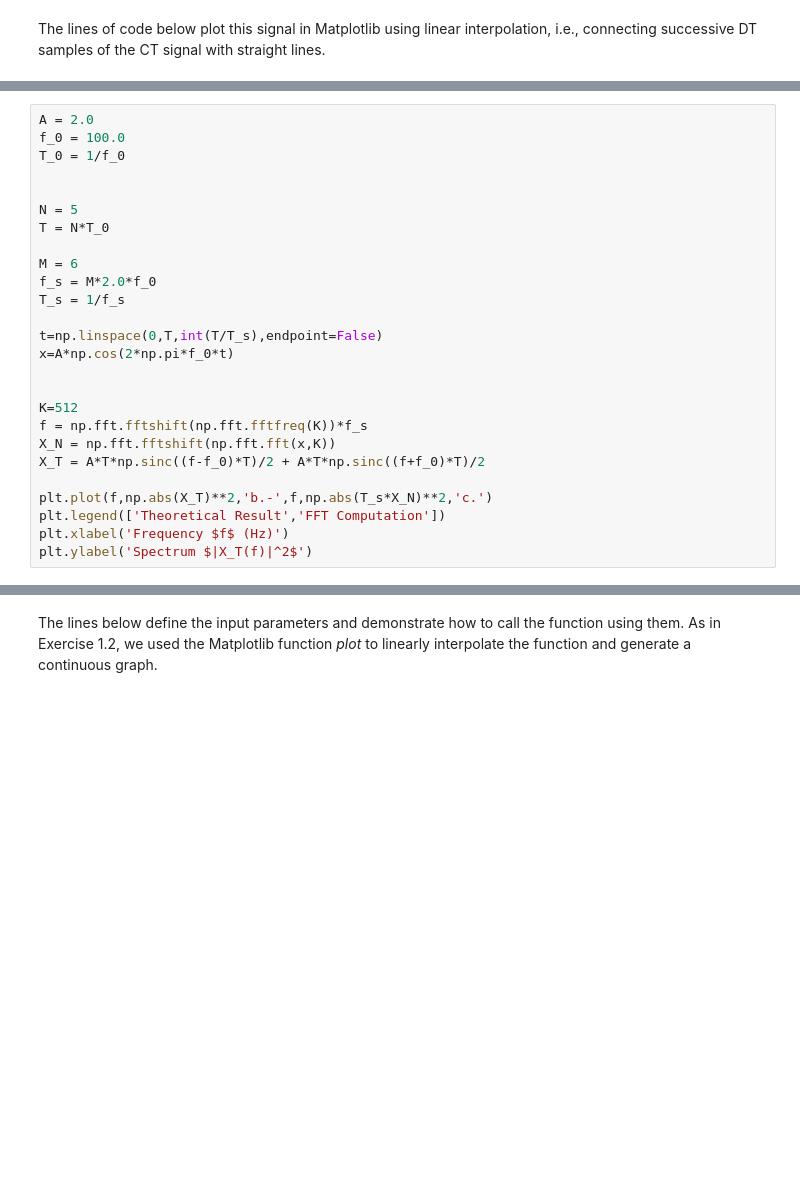
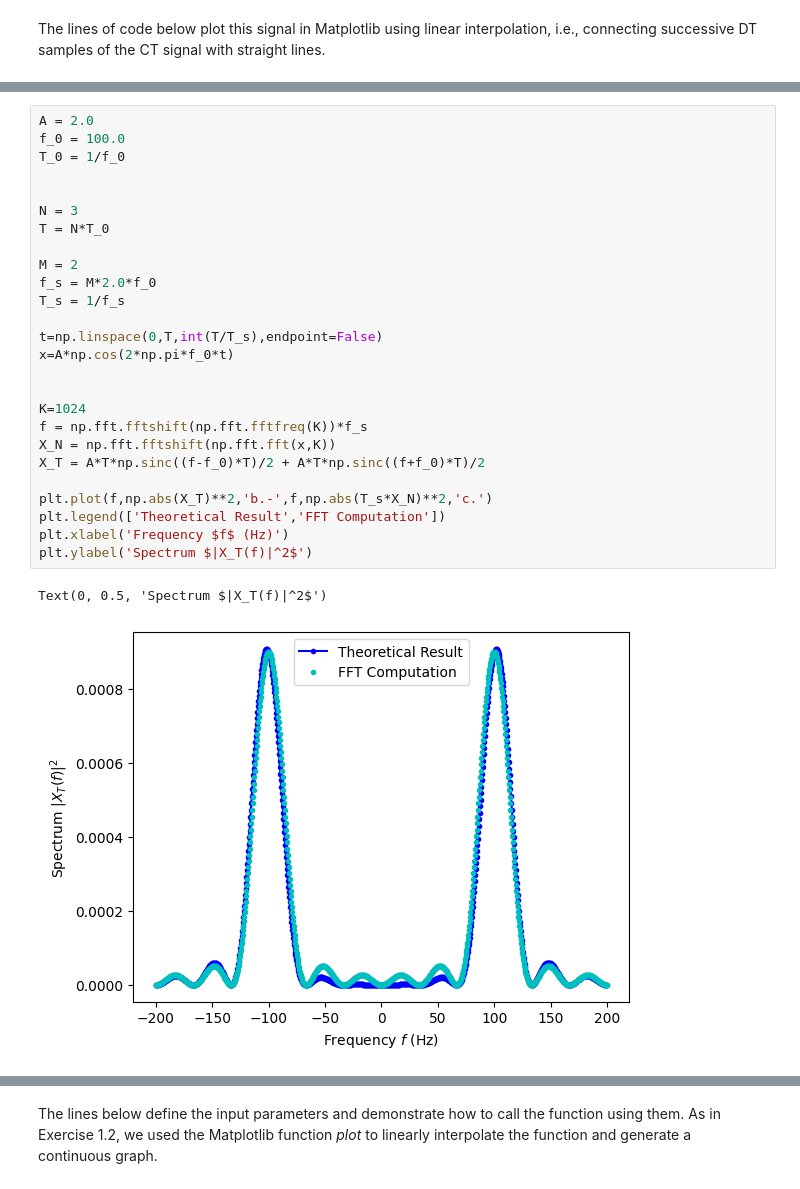
Before and after one commit to 1112luke/Radioware, a Jupyter notebook: Lab1/Prelab01/Prelab 01 - Basic Software and Equipment Use.ipynb, the cells around one changed output, grey strips where cells are left out. Drawn from its saved outputs; the diff is of its cells as text; blank space fills up the shorter version.

```diff
--- a/Lab1/Prelab01/Prelab 01 - Basic Software and Equipment Use.ipynb
+++ b/Lab1/Prelab01/Prelab 01 - Basic Software and Equipment Use.ipynb
@@ -297,29 +308,32 @@ Translate your mathematical answer from Question 1.4a into Python/NumPy function
 # %%
 A = 2.0
 f_0 = 100.0
 T_0 = 1/f_0
 
 
-N = 5
+N = 3
 T = N*T_0
 
-M = 6
+M = 2
 f_s = M*2.0*f_0
 T_s = 1/f_s
 
 t=np.linspace(0,T,int(T/T_s),endpoint=False)
 x=A*np.cos(2*np.pi*f_0*t)
 
 
-K=512
+K=1024
 f = np.fft.fftshift(np.fft.fftfreq(K))*f_s
 X_N = np.fft.fftshift(np.fft.fft(x,K))
 X_T = A*T*np.sinc((f-f_0)*T)/2 + A*T*np.sinc((f+f_0)*T)/2
 
 plt.plot(f,np.abs(X_T)**2,'b.-',f,np.abs(T_s*X_N)**2,'c.')
 plt.legend(['Theoretical Result','FFT Computation'])
 plt.xlabel('Frequency $f$ (Hz)')
 plt.ylabel('Spectrum $|X_T(f)|^2$')
+# %% [output]
+Text(0, 0.5, 'Spectrum $|X_T(f)|^2$')
+[figure, added]
 # %% [markdown]
 After studying the code for future reference, experiment with different values of $N$, $M$, and $K$ to develop rules of thumb for obtaining useful approximations of the signal spectrum from its samples.
 
```
Also changed, not shown: parts of 15 cells of this notebook, 1 other file.
